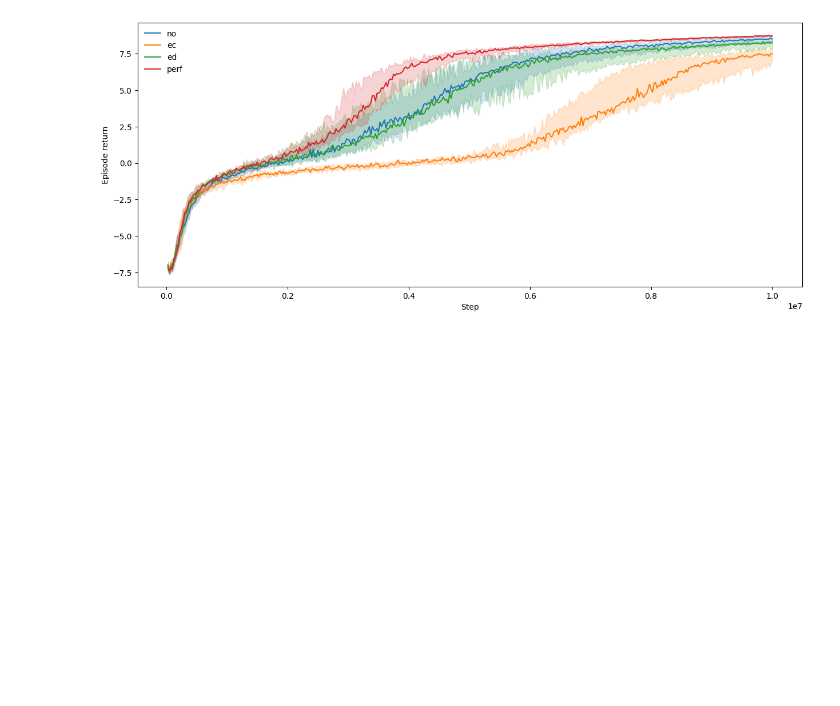
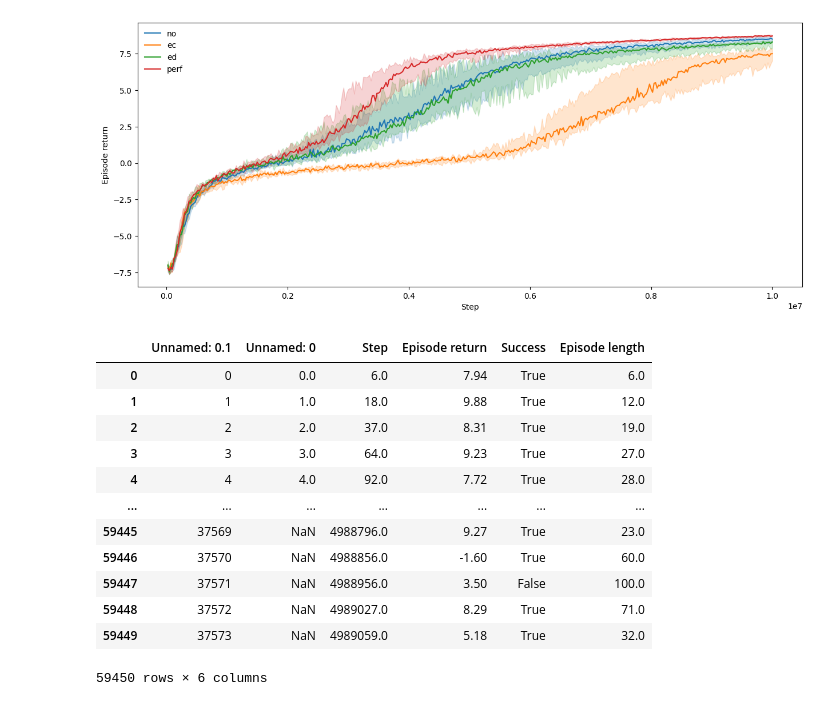
Before and after one commit to Maxtoq/MADRL-PhD-Thesis-Code, a Jupyter notebook: results/LAMARL Graphs.ipynb, the cells around one changed output. Drawn from its saved outputs; the diff is of its cells as text; code cells hidden in the pictures; blank space fills up the shorter version.

```diff
--- a/results/LAMARL Graphs.ipynb
+++ b/results/LAMARL Graphs.ipynb
@@ -376,3 +387,20 @@ plot_runs([noc, ec, ed, perf], y="Episode return", estim="median", err="ci")
 # %% [output]
 run2.csv - run4.csv - run3.csv - run1.csv - run7.csv - run9.csv - run11.csv - run8.csv - run6.csv - run10.csv - run13.csv - run12.csv - run14.csv - run15.csv - run5.csv - run2.csv - run4.csv - run3.cs ...
 [figure]
+# %%
+d = pd.read_csv("../models/magym_PredPrey_new/Adapt_9o5SA-noSA_Diff_noc/train_data/run2.csv")
+d
+# %% [output]
+|  | Unnamed: 0.1 | Unnamed: 0 | Step | Episode return | Success | Episode length |
+| 0 | 0 | 0.0 | 6.0 | 7.94 | True | 6.0 |
+| 1 | 1 | 1.0 | 18.0 | 9.88 | True | 12.0 |
+| 2 | 2 | 2.0 | 37.0 | 8.31 | True | 19.0 |
+| 3 | 3 | 3.0 | 64.0 | 9.23 | True | 27.0 |
+| 4 | 4 | 4.0 | 92.0 | 7.72 | True | 28.0 |
+| ... | ... | ... | ... | ... | ... | ... |
+| 59445 | 37569 | NaN | 4988796.0 | 9.27 | True | 23.0 |
+| 59446 | 37570 | NaN | 4988856.0 | -1.60 | True | 60.0 |
+| 59447 | 37571 | NaN | 4988956.0 | 3.50 | False | 100.0 |
+| 59448 | 37572 | NaN | 4989027.0 | 8.29 | True | 71.0 |
+| 59449 | 37573 | NaN | 4989059.0 | 5.18 | True | 32.0 |
+59450 rows × 6 columns
```
Also changed, not shown: parts of 3 cells of this notebook, 1 other file.
